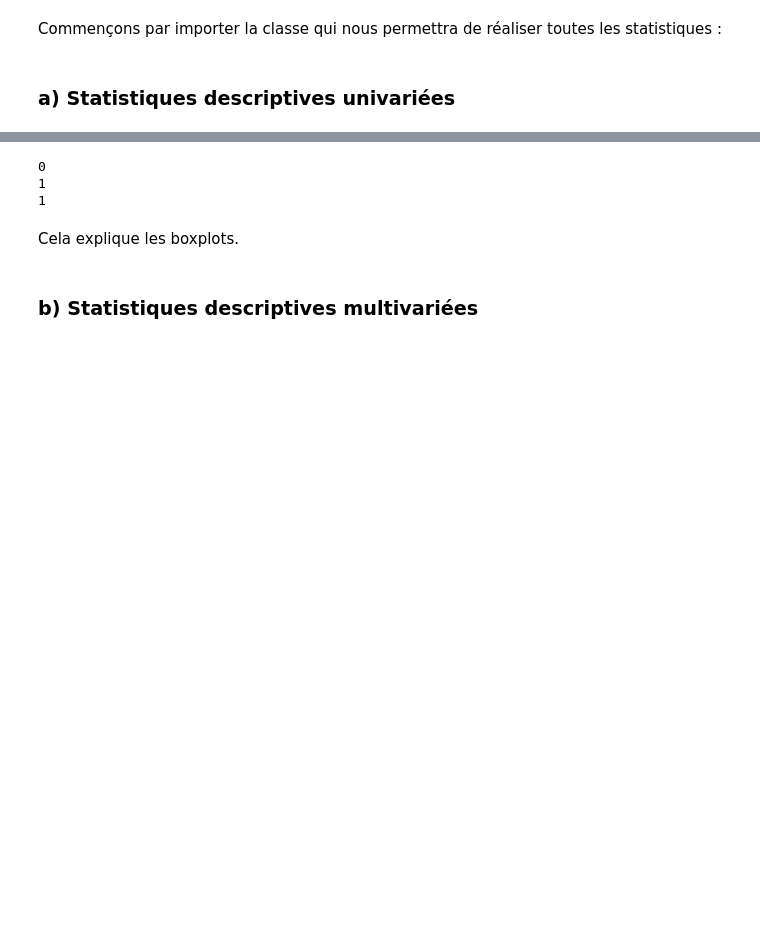
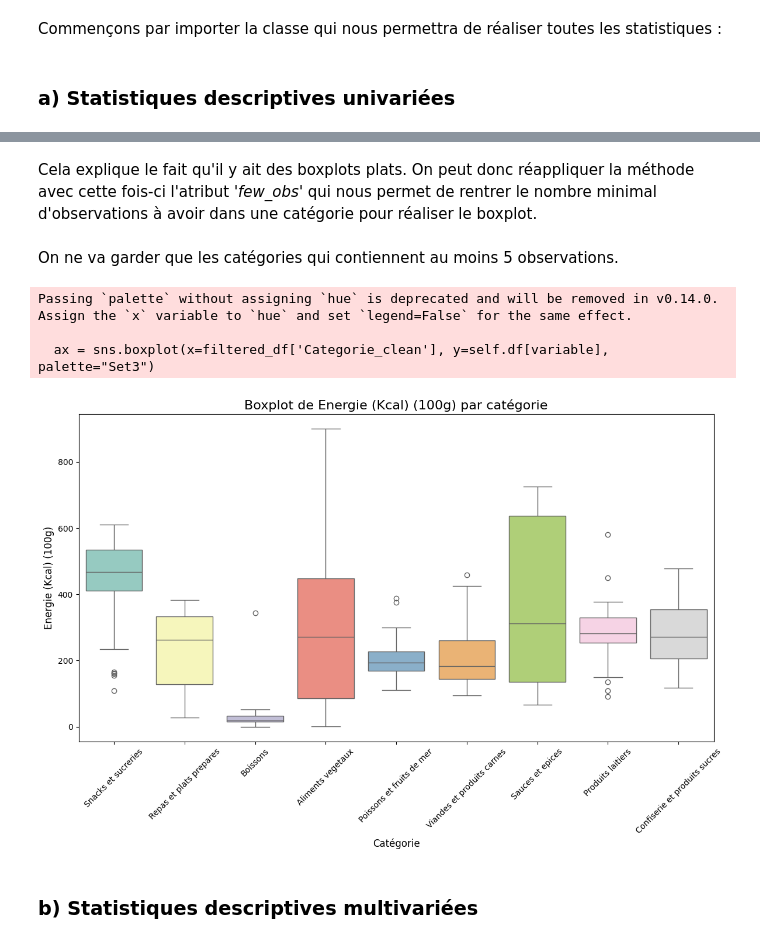
Before and after one commit to MaelTremouille/Projet-python-pour-la-data-science---ENSAE-Paris, a Jupyter notebook: src/food_fatcs.ipynb, the cells around one changed output, grey strips where cells are left out. Drawn from its saved outputs; the diff is of its cells as text; code cells hidden in the pictures; blank space fills up the shorter version.

Commit message:
new filter for small Categorie_clean

```diff
--- a/src/food_fatcs.ipynb
+++ b/src/food_fatcs.ipynb
@@ -110,21 +110,15 @@ Passing `palette` without assigning `hue` is deprecated and will be removed in v
 [figure]
-# %%
-# Filtrer les lignes où 'var1' prend la valeur 'val1'
-viandes_et_produits_carmes = data[data['Categorie_clean'] == 'Viandes et produits carmes']
-produits_cerealiers = data[data['Categorie_clean'] == 'Produits cerealiers']
-huiles_et_graisses = data[data['Categorie_clean'] == 'Huiles et graisses']
-produits_laitiers = data[data['Categorie_clean'] == 'Produits laitiers']
-
-
-print(len(viandes_et_produits_carmes))
-print(len(produits_cerealiers))
-print(len(huiles_et_graisses))
-# %% [output]
-0
-1
-1
-# %% [markdown]
-Cela explique les boxplots.
+# %% [markdown]
+Cela explique le fait qu'il y ait des boxplots plats. On peut donc réappliquer la méthode avec cette fois-ci l'atribut *'few_obs'* qui nous permet de rentrer le nombre minimal d'observations à avoir dans une catégorie pour réaliser le boxplot.
+# %% [markdown]
+On ne va garder que les catégories qui contiennent au moins 5 observations.
+# %%
+stats.boxplot_categorie("Energie (Kcal) (100g)", 5)
+# %% [output]
+Passing `palette` without assigning `hue` is deprecated and will be removed in v0.14.0. Assign the `x` variable to `hue` and set `legend=False` for the same effect.
+
+  ax = sns.boxplot(x=filtered_df['Categorie_clean'], y=self.df[variable], palette="Set3")
+[figure, added]
 # %% [markdown]
 ### b) Statistiques descriptives multivariées
 # %% [markdown]
```
Also changed, not shown: parts of 1 cell of this notebook, 2 other files.
